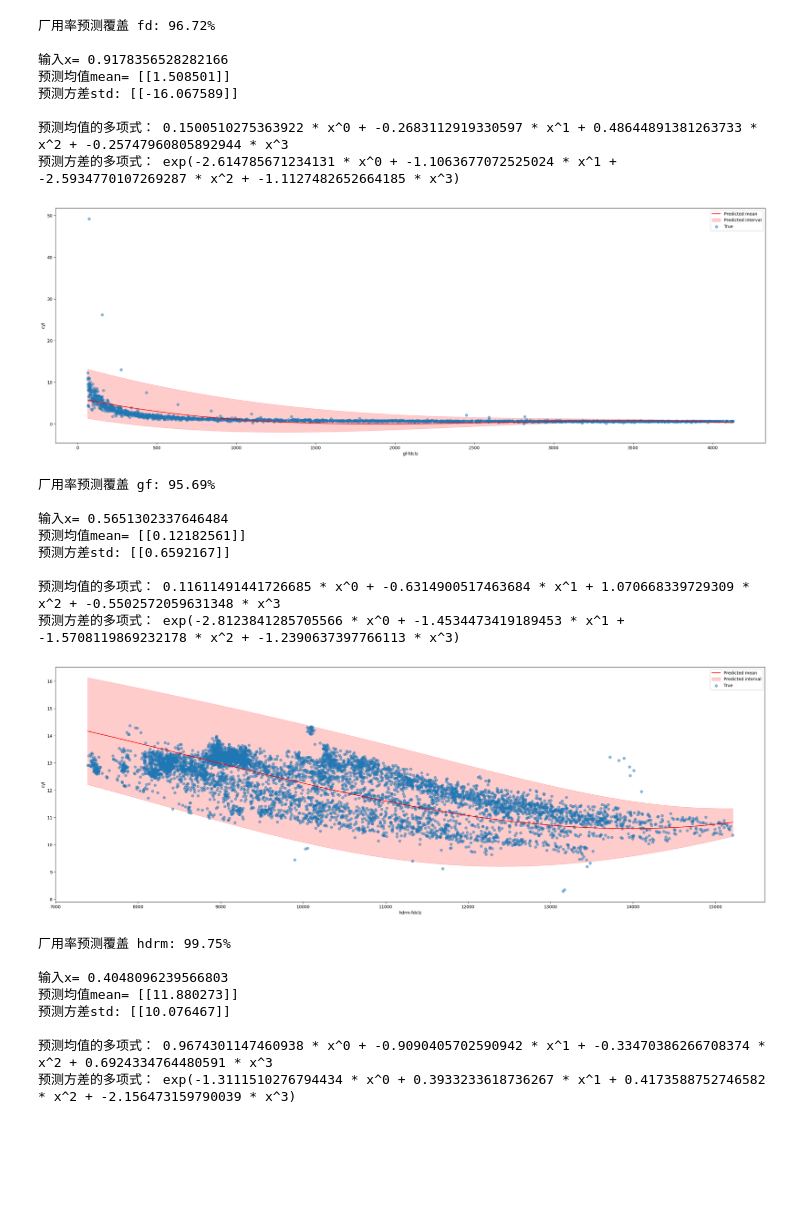
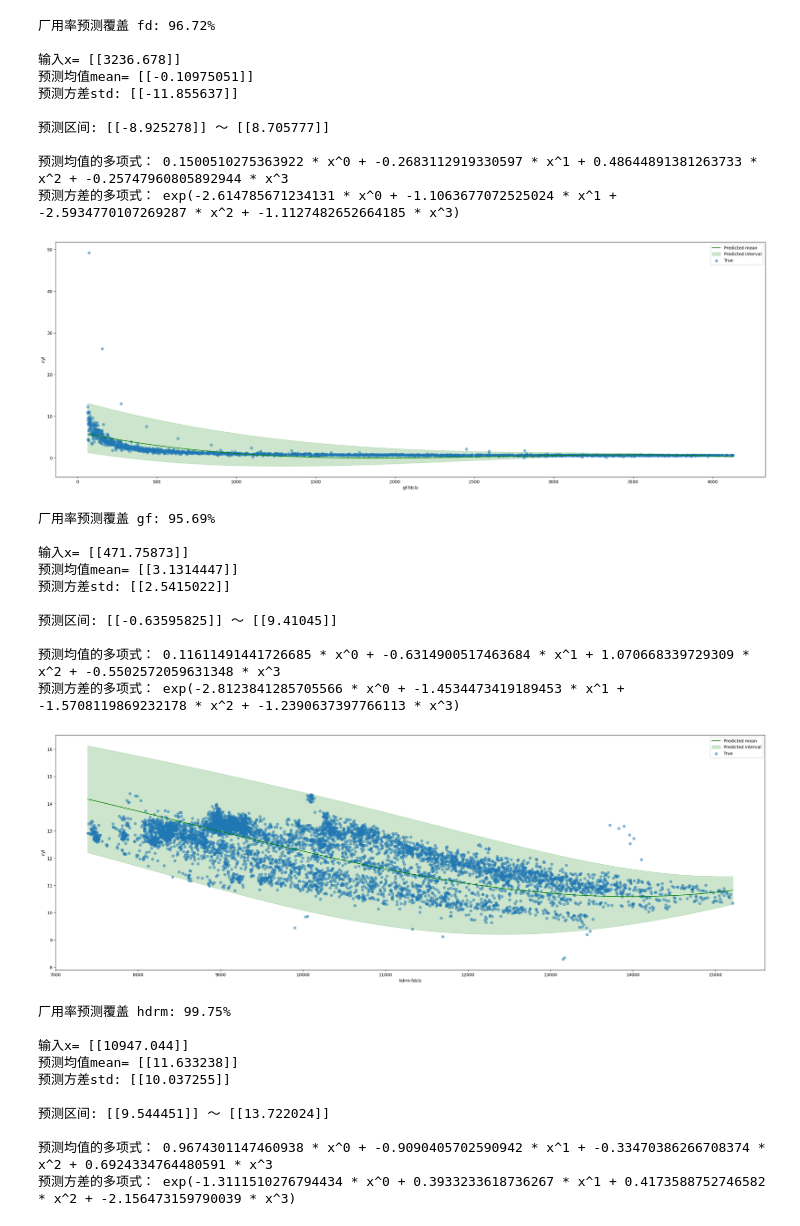
Before and after one commit to mcxiaoxiao/T-MPC, a Jupyter notebook: demo.ipynb, the cells around one changed output. Drawn from its saved outputs; the diff is of its cells as text; code cells hidden in the pictures; blank space fills up the shorter version.

```diff
--- a/demo.ipynb
+++ b/demo.ipynb
@@ -58,8 +58,8 @@ datasets = [dataset_fd, dataset_gf, dataset_hdrm, dataset_sdyg]
 x_labels = ['fd', 'gf', 'hdrm', 'hdswz', 'sdyg']
 
 # 置信区间大小设置
-std_coefficients_upper = [2,2.5,1.2,1,3.5]
-std_coefficients_low = [2,1.5,1.2,1,1]
+std_coefficients_upper = [2,2.5,1.2,1]
+std_coefficients_low = [2,1.5,1.2,0.5]
 
 # 遍历每个模型和数据集
 for model, dataset, x_label, std_coefficient_upper,std_coefficient_low in zip(models, datasets, x_labels,std_coefficients_upper,std_coefficients_low ):
@@ -104,8 +104,8 @@ for model, dataset, x_label, std_coefficient_upper,std_coefficient_low in zip(mo
 
     plt.figure(figsize=(30, 10))
     # 绘制预测的均值和区间
-    plt.plot(new_features_real, mean, 'r-', label='Predicted mean')
-    plt.fill_between(new_features_real.flatten(), low.flatten(), upper.flatten(), color='r', alpha=0.2, label='Predicted interval')
+    plt.plot(new_features_real, mean, 'g-', label='Predicted mean')
+    plt.fill_between(new_features_real.flatten(), low.flatten(), upper.flatten(), color='g', alpha=0.2, label='Predicted interval')
 
     # 绘制真实值
     plt.scatter(real_features_list, real_outputs, label='True', alpha=0.5)
@@ -140,9 +140,10 @@ for model, dataset, x_label, std_coefficient_upper,std_coefficient_low in zip(mo
     mean, std = model(random_feature_torch)
 
     # 输出预测结果
-    print(f"输入x= {random_feature}")
+    print(f"输入x= {dataset.inverse_transform_features(random_feature.reshape(-1, 1))}")
     print(f"预测均值mean= {dataset.inverse_transform_labels(mean.detach().numpy())}")
     print(f"预测方差std: {dataset.inverse_transform_labels(std.detach().numpy())}\n")
+    print(f"预测区间: {dataset.inverse_transform_labels(mean.detach().numpy()-std_coefficient_low*std.detach().numpy())} ～ {dataset.inverse_transform_labels(mean.detach().numpy()+std_coefficient_upper*std.detach().numpy())}\n")
 
     # 获取模型的系数
     coefficients_mean = model.coefficients_mean.detach().numpy()
@@ -160,26 +161,32 @@ for model, dataset, x_label, std_coefficient_upper,std_coefficient_low in zip(mo
 厂用率预测覆盖 fd: 96.72%
 
-输入x= 0.9178356528282166
-预测均值mean= [[1.508501]]
-预测方差std: [[-16.067589]]
+输入x= [[3236.678]]
+预测均值mean= [[-0.10975051]]
+预测方差std: [[-11.855637]]
+
+预测区间: [[-8.925278]] ～ [[8.705777]]
 
 预测均值的多项式： 0.1500510275363922 * x^0 + -0.2683112919330597 * x^1 + 0.48644891381263733 * x^2 + -0.25747960805892944 * x^3
 预测方差的多项式： exp(-2.614785671234131 * x^0 + -1.1063677072525024 * x^1 + -2.5934770107269287 * x^2 + -1.1127482652664185 * x^3)
-[figure, old version]
+[figure, new version]
 厂用率预测覆盖 gf: 95.69%
 
-输入x= 0.5651302337646484
-预测均值mean= [[0.12182561]]
-预测方差std: [[0.6592167]]
+输入x= [[471.75873]]
+预测均值mean= [[3.1314447]]
+预测方差std: [[2.5415022]]
+
+预测区间: [[-0.63595825]] ～ [[9.41045]]
 
 预测均值的多项式： 0.11611491441726685 * x^0 + -0.6314900517463684 * x^1 + 1.070668339729309 * x^2 + -0.5502572059631348 * x^3
 预测方差的多项式： exp(-2.8123841285705566 * x^0 + -1.4534473419189453 * x^1 + -1.5708119869232178 * x^2 + -1.2390637397766113 * x^3)
-[figure, old version]
+[figure, new version]
 厂用率预测覆盖 hdrm: 99.75%
 
-输入x= 0.4048096239566803
-预测均值mean= [[11.880273]]
-预测方差std: [[10.076467]]
+输入x= [[10947.044]]
+预测均值mean= [[11.633238]]
+预测方差std: [[10.037255]]
+
+预测区间: [[9.544451]] ～ [[13.722024]]
 
 预测均值的多项式： 0.9674301147460938 * x^0 + -0.9090405702590942 * x^1 + -0.33470386266708374 * x^2 + 0.6924334764480591 * x^3
 预测方差的多项式： exp(-1.3111510276794434 * x^0 + 0.3933233618736267 * x^1 + 0.4173588752746582 * x^2 + -2.156473159790039 * x^3)
```
Also changed, not shown: parts of 1 cell of this notebook.
